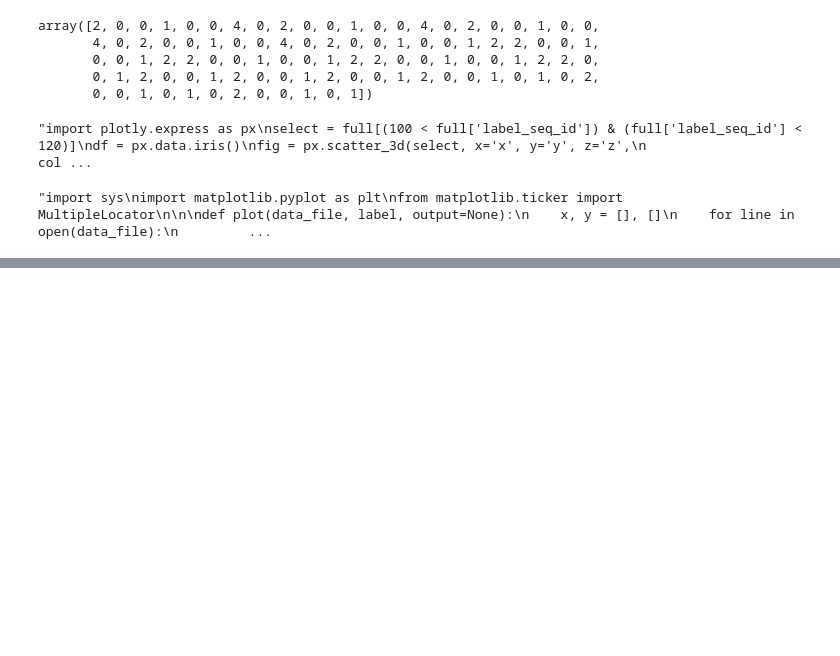
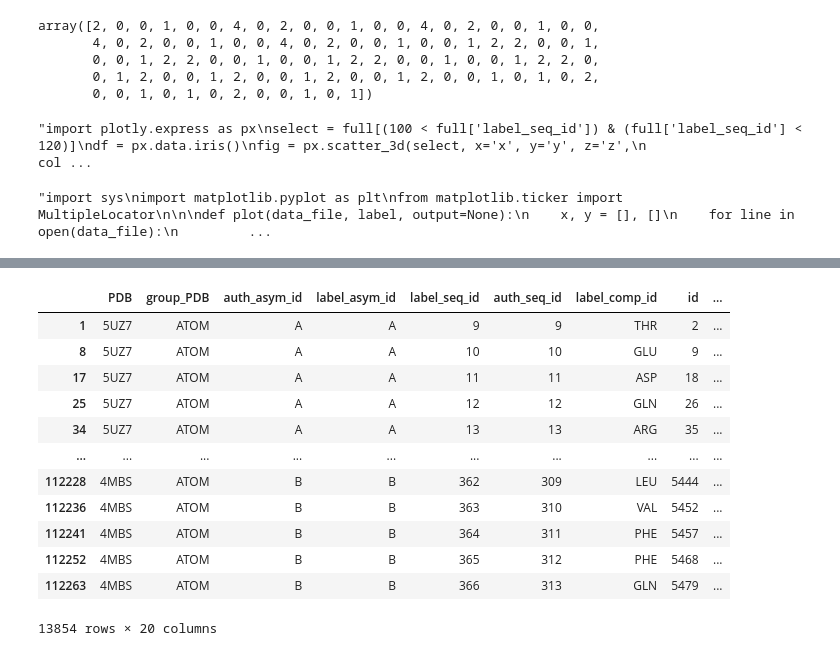
Before and after one commit to flurinh/mt, a Jupyter notebook: mmcif.ipynb, the cells around one changed output, grey strips where cells are left out. Cells and saved outputs as stored; diff of their text form; code cells hidden in the pictures; blank space fills up the shorter version.

```diff
--- a/mmcif.ipynb
+++ b/mmcif.ipynb
@@ -625 +604,3 @@ eg.split('x')
+# %%
+data.structure.drop(['gen_pos','gen_pos1','gen_pos2','uniprot_comp_sid'], axis=1, inplace=True)
 # %%
@@ -795,0 +691,5 @@ list(set(list(stack['PDB'])))
+# %%
+structure = pd.read_pickle('data_structure.pkl')
+numbering = pd.read_pickle('data_numbering.pkl')
+table = pd.read_pickle('data_table.pkl')
+mappings = pd.read_pickle('data_mappings.pkl')
@@ -795,0 +872,2 @@ list(set(list(stack['PDB'])))
+# %%
+s = assign_generic_numbers(structure, numbering, mappings, table, limit=20)
@@ -795,0 +892,16 @@ list(set(list(stack['PDB'])))
+# %%
+s[(s['label_atom_id']=='CA')]
+# %% [output]
+|  | PDB | group_PDB | auth_asym_id | label_asym_id | label_seq_id | auth_seq_id | label_comp_id | id | ... |
+| 1 | 5UZ7 | ATOM | A | A | 9 | 9 | THR | 2 | ... |
+| 8 | 5UZ7 | ATOM | A | A | 10 | 10 | GLU | 9 | ... |
+| 17 | 5UZ7 | ATOM | A | A | 11 | 11 | ASP | 18 | ... |
+| 25 | 5UZ7 | ATOM | A | A | 12 | 12 | GLN | 26 | ... |
+| 34 | 5UZ7 | ATOM | A | A | 13 | 13 | ARG | 35 | ... |
+| ... | ... | ... | ... | ... | ... | ... | ... | ... | ... |
+| 112228 | 4MBS | ATOM | B | B | 362 | 309 | LEU | 5444 | ... |
+| 112236 | 4MBS | ATOM | B | B | 363 | 310 | VAL | 5452 | ... |
+| 112241 | 4MBS | ATOM | B | B | 364 | 311 | PHE | 5457 | ... |
+| 112252 | 4MBS | ATOM | B | B | 365 | 312 | PHE | 5468 | ... |
+| 112263 | 4MBS | ATOM | B | B | 366 | 313 | GLN | 5479 | ... |
+13854 rows × 20 columns
```
Also changed, not shown: parts of 39 cells of this notebook, 5 other files.
